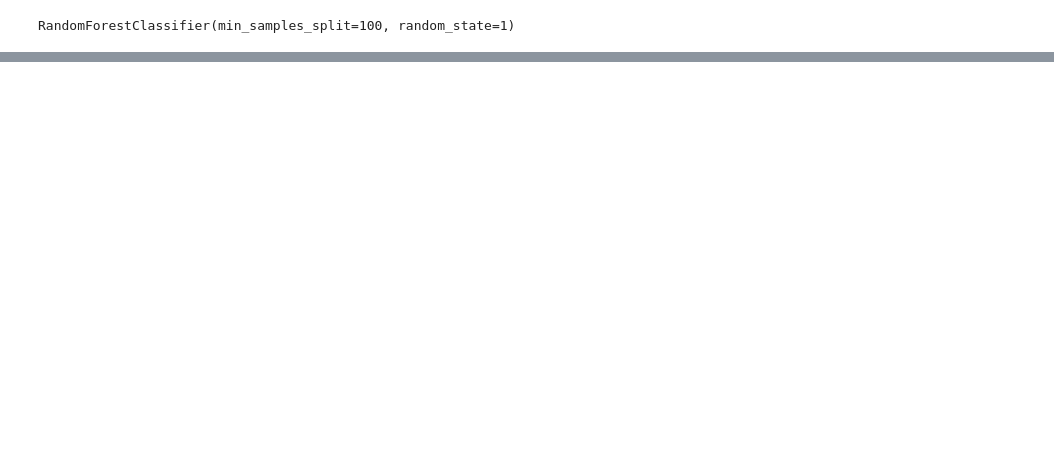
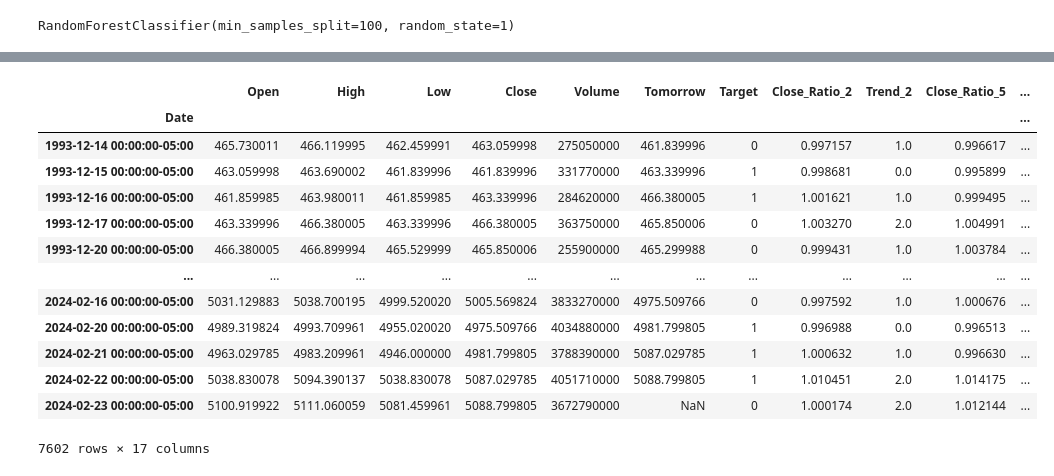
Before and after one commit to nik281/dataSciencePr, a Jupyter notebook: fin2.ipynb, the cells around one changed output, grey strips where cells are left out. Cells and saved outputs as stored; diff of their text form; code cells hidden in the pictures; blank space fills up the shorter version.

```diff
--- a/fin2.ipynb
+++ b/fin2.ipynb
@@ -196,0 +227,14 @@ combined.plot()
+# %%
+horizons = [2,5,60,250,1000]
+new_predictors = []
+
+for horizon in horizons:
+    rolling_averages = sp500.rolling(horizon).mean()
+
+    ratio_column = f"Close_Ratio_{horizon}"
+    sp500[ratio_column] = sp500['Close']/rolling_averages['Close']
+
+    trend_column = f"Trend_{horizon}"
+    sp500[trend_column] = sp500.shift(1).rolling(horizon).sum()['Target']
+
+    new_predictors += [ratio_column,trend_column]
@@ -196,0 +258,19 @@ combined.plot()
+# %%
+sp500 = sp500.dropna(subset=sp500.columns[sp500.columns!='Tomorrow'])
+# %%
+sp500
+# %% [output]
+|  | Open | High | Low | Close | Volume | Tomorrow | Target | Close_Ratio_2 | Trend_2 | Close_Ratio_5 | ... |
+| Date |  |  |  |  |  |  |  |  |  |  | ... |
+| 1993-12-14 00:00:00-05:00 | 465.730011 | 466.119995 | 462.459991 | 463.059998 | 275050000 | 461.839996 | 0 | 0.997157 | 1.0 | 0.996617 | ... |
+| 1993-12-15 00:00:00-05:00 | 463.059998 | 463.690002 | 461.839996 | 461.839996 | 331770000 | 463.339996 | 1 | 0.998681 | 0.0 | 0.995899 | ... |
+| 1993-12-16 00:00:00-05:00 | 461.859985 | 463.980011 | 461.859985 | 463.339996 | 284620000 | 466.380005 | 1 | 1.001621 | 1.0 | 0.999495 | ... |
+| 1993-12-17 00:00:00-05:00 | 463.339996 | 466.380005 | 463.339996 | 466.380005 | 363750000 | 465.850006 | 0 | 1.003270 | 2.0 | 1.004991 | ... |
+| 1993-12-20 00:00:00-05:00 | 466.380005 | 466.899994 | 465.529999 | 465.850006 | 255900000 | 465.299988 | 0 | 0.999431 | 1.0 | 1.003784 | ... |
+| ... | ... | ... | ... | ... | ... | ... | ... | ... | ... | ... | ... |
+| 2024-02-16 00:00:00-05:00 | 5031.129883 | 5038.700195 | 4999.520020 | 5005.569824 | 3833270000 | 4975.509766 | 0 | 0.997592 | 1.0 | 1.000676 | ... |
+| 2024-02-20 00:00:00-05:00 | 4989.319824 | 4993.709961 | 4955.020020 | 4975.509766 | 4034880000 | 4981.799805 | 1 | 0.996988 | 0.0 | 0.996513 | ... |
+| 2024-02-21 00:00:00-05:00 | 4963.029785 | 4983.209961 | 4946.000000 | 4981.799805 | 3788390000 | 5087.029785 | 1 | 1.000632 | 1.0 | 0.996630 | ... |
+| 2024-02-22 00:00:00-05:00 | 5038.830078 | 5094.390137 | 5038.830078 | 5087.029785 | 4051710000 | 5088.799805 | 1 | 1.010451 | 2.0 | 1.014175 | ... |
+| 2024-02-23 00:00:00-05:00 | 5100.919922 | 5111.060059 | 5081.459961 | 5088.799805 | 3672790000 | NaN | 0 | 1.000174 | 2.0 | 1.012144 | ... |
+7602 rows × 17 columns
```
Also changed, not shown: parts of 27 cells of this notebook.
